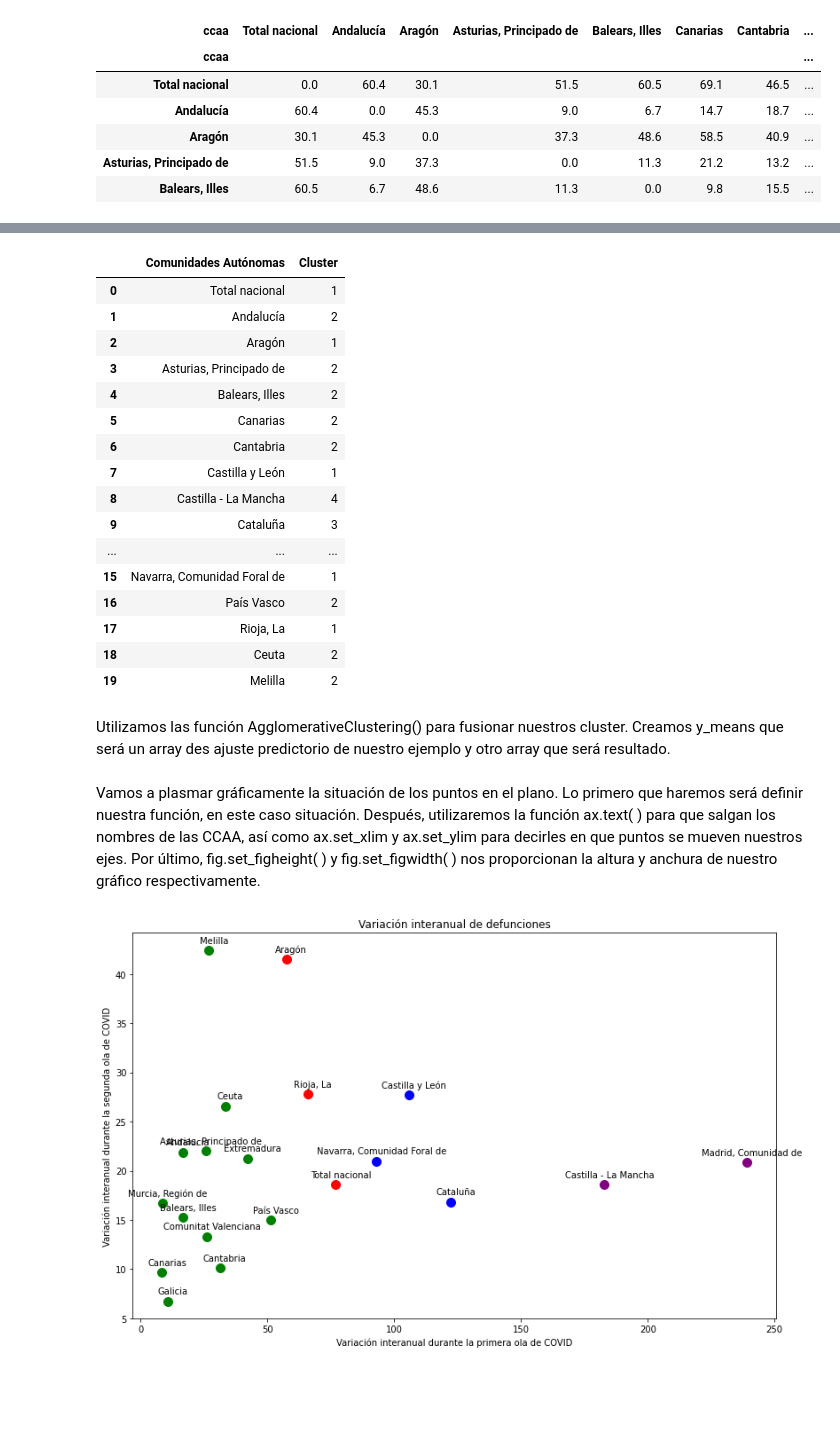
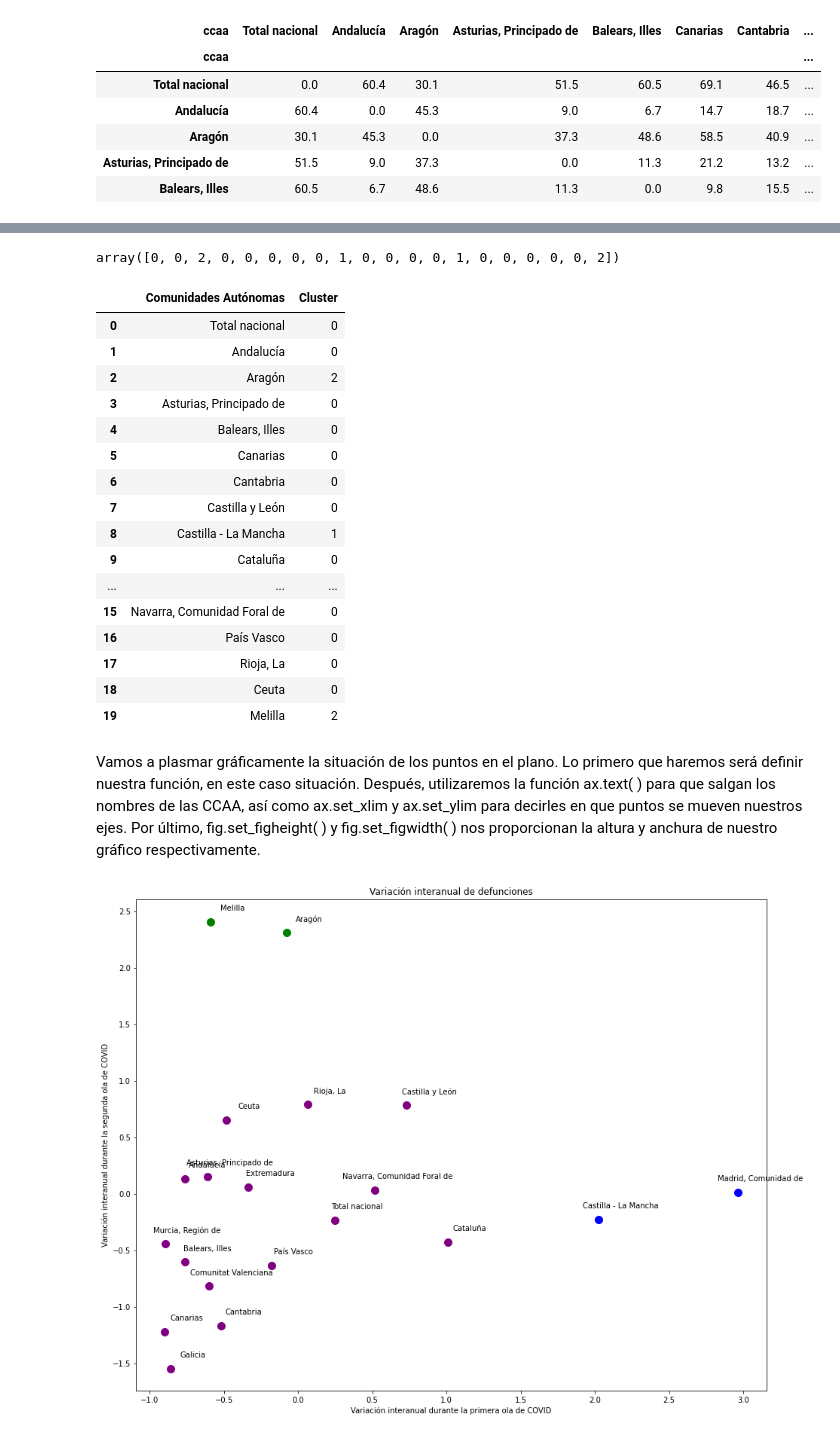
Before and after one commit to Sara-Sanchez-Grana/Proyecto_Difusion_Universitarios_INE, a Jupyter notebook: Casos_de_uso_Python/Covid Cluster Jerárquico.ipynb, the cells around one changed output, grey strips where cells are left out. Cells and saved outputs as stored; diff of their text form; code cells hidden in the pictures; blank space fills up the shorter version.

```diff
--- a/Casos_de_uso_Python/Covid Cluster Jerárquico.ipynb
+++ b/Casos_de_uso_Python/Covid Cluster Jerárquico.ipynb
@@ -102,0 +108,5 @@ array([1, 2, 1, 2, 2, 2, 2, 1, 4, 3, 2, 2, 2, 5, 2, 1, 2, 1, 2, 2],
+# %%
+from sklearn.cluster import AgglomerativeClustering
+clusters= AgglomerativeClustering(n_clusters=3, affinity='euclidean', linkage='ward')
+resultado_escalado = scale(resultado)
+clusters.fit_predict(resultado_escalado)
@@ -103,24 +117,26 @@ array([1, 2, 1, 2, 2, 2, 2, 1, 4, 3, 2, 2, 2, 5, 2, 1, 2, 1, 2, 2],
+# %%
+clusters.labels_
+# %% [output]
+array([0, 0, 2, 0, 0, 0, 0, 0, 1, 0, 0, 0, 0, 1, 0, 0, 0, 0, 0, 2])
 # %%
-clusters_ccaa=pd.concat([comunidades,pd.DataFrame(clusters)],axis=1)
-clusters_ccaa.rename(columns={"ccaa":"Comunidades Autónomas",0:"Cluster"},inplace=True)
-clusters_ccaa
+clusters.labels_ccaa=pd.concat([comunidades,pd.DataFrame(clusters.labels_)],axis=1)
+clusters.labels_ccaa.rename(columns={"ccaa":"Comunidades Autónomas",0:"Cluster"},inplace=True)
+clusters.labels_ccaa
 # %% [output]
 |  | Comunidades Autónomas | Cluster |
-| 0 | Total nacional | 1 |
-| 1 | Andalucía | 2 |
-| 2 | Aragón | 1 |
-| 3 | Asturias, Principado de | 2 |
-| 4 | Balears, Illes | 2 |
-| 5 | Canarias | 2 |
-| 6 | Cantabria | 2 |
-| 7 | Castilla y León | 1 |
-| 8 | Castilla - La Mancha | 4 |
-| 9 | Cataluña | 3 |
+| 0 | Total nacional | 0 |
+| 1 | Andalucía | 0 |
+| 2 | Aragón | 2 |
+| 3 | Asturias, Principado de | 0 |
+| 4 | Balears, Illes | 0 |
+| 5 | Canarias | 0 |
+| 6 | Cantabria | 0 |
+| 7 | Castilla y León | 0 |
+| 8 | Castilla - La Mancha | 1 |
+| 9 | Cataluña | 0 |
 | ... | ... | ... |
-| 15 | Navarra, Comunidad Foral de | 1 |
-| 16 | País Vasco | 2 |
-| 17 | Rioja, La | 1 |
-| 18 | Ceuta | 2 |
+| 15 | Navarra, Comunidad Foral de | 0 |
+| 16 | País Vasco | 0 |
+| 17 | Rioja, La | 0 |
+| 18 | Ceuta | 0 |
 | 19 | Melilla | 2 |
-# %% [markdown]
-Utilizamos las función AgglomerativeClustering() para fusionar nuestros cluster. Creamos y_means que será un array des ajuste predictorio de nuestro ejemplo y otro array que será resultado.
@@ -136,19 +145,18 @@ Vamos a plasmar gráficamente la situación de los puntos en el plano. Lo primer
 # %%
 def situacion(x,y,z):
     fig, ax = plt.subplots()
     for i in range(20):
-      ax.text(x[i]+2,y[i]+1, z[i], color = 'black', ha = 'center', va = 'center')
+      ax.text(x[i]+0.15,y[i]+0.12, z[i], color = 'black', ha = 'center', va = 'center')
     ax.set_title('Variación interanual de defunciones')
     ax.set_xlabel('Variación interanual durante la primera ola de COVID')
     ax.set_ylabel('Variación interanual durante la segunda ola de COVID')
-    fig.set_figheight(8)
-    fig.set_figwidth(13)
+    fig.set_figheight(12)
+    fig.set_figwidth(15)
     fig.show()
-    plt.scatter(resultado[y_means==0,0],resultado[y_means==0,1],s=100, c='purple',label='Cluster1')
-    plt.scatter(resultado[y_means==1,0],resultado[y_means==1,1],s=100, c='blue',label='Cluster2')
-    plt.scatter(resultado[y_means==2,0],resultado[y_means==2,1],s=100, c='green',label='Cluster3')
-    plt.scatter(resultado[y_means==3,0],resultado[y_means==3,1],s=100, c='red',label='Cluster4')
+    plt.scatter(resultado_escalado[clusters.labels_==0,0],resultado_escalado[clusters.labels_==0,1],s=100, c='purple',label='Cluster1')
+    plt.scatter(resultado_escalado[clusters.labels_==1,0],resultado_escalado[clusters.labels_==1,1],s=100, c='blue',label='Cluster2')
+    plt.scatter(resultado_escalado[clusters.labels_==2,0],resultado_escalado[clusters.labels_==2,1],s=100, c='green',label='Cluster3')
 
-situacion(resultado[:,0],resultado[:,1],comunidades)
+situacion(resultado_escalado[:,0],resultado_escalado[:,1],comunidades)
 # %% [output]
-[figure, old version]
+[figure, new version]
```
Also changed, not shown: parts of 13 cells of this notebook.
